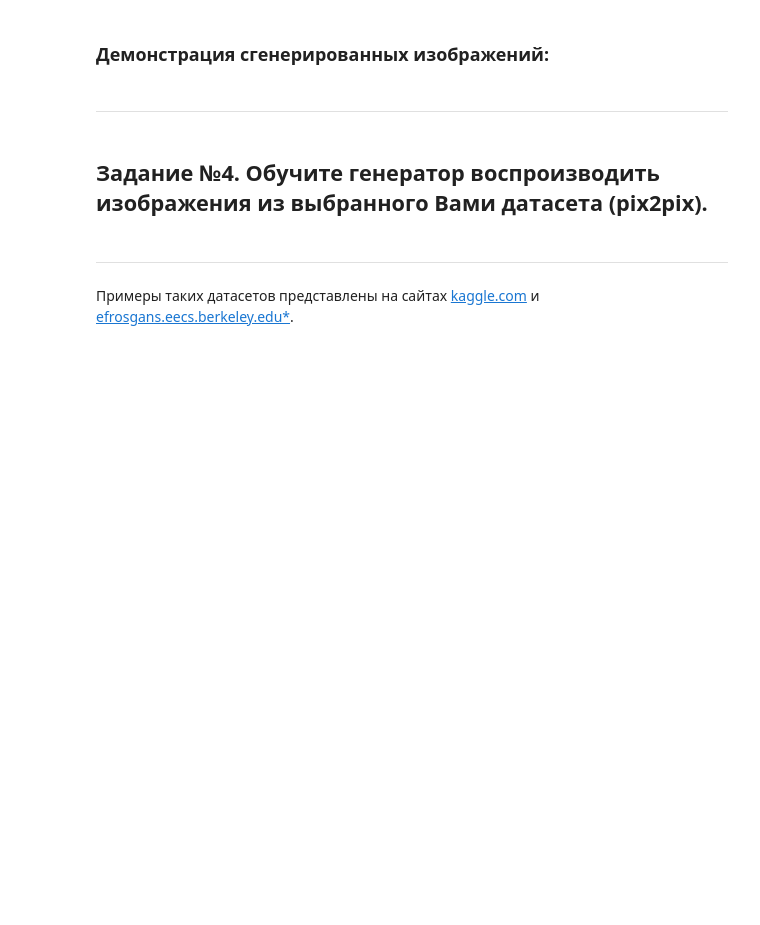
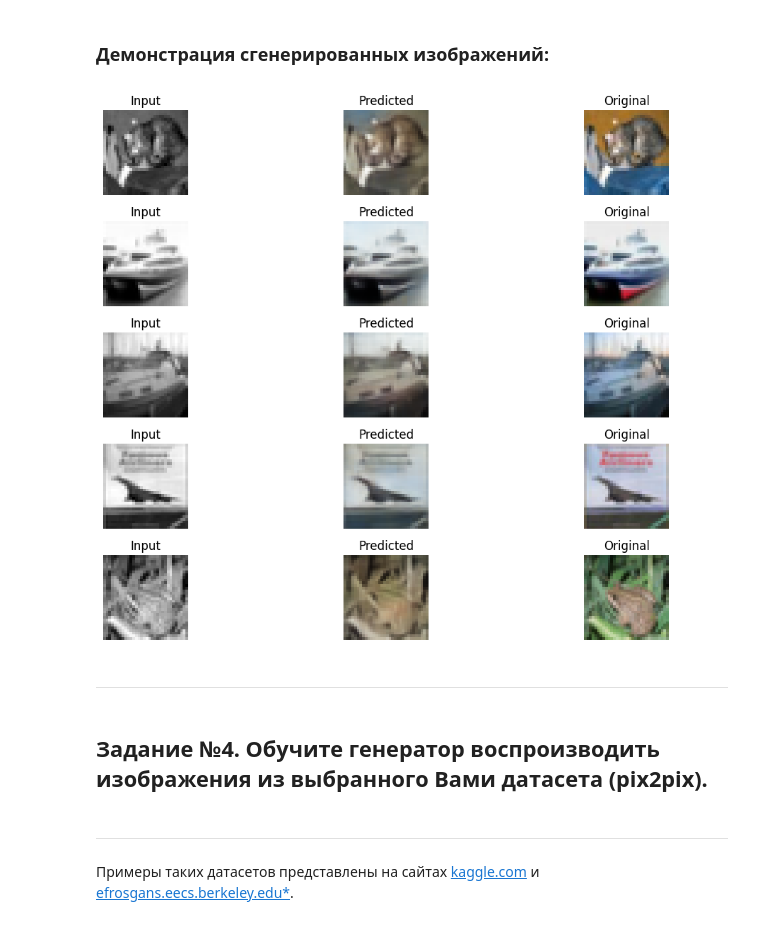
Before and after one commit to vadim13213/neural_networks, a Jupyter notebook: new_2026_8. Генеративно-состязательная сеть (GAN)/Практическая_работа_№8_Генеративно_состязательная_сеть_(GAN).ipynb, the cells around one changed output. Cells and saved outputs as stored; diff of their text form; code cells hidden in the pictures; blank space fills up the shorter version.

```diff
--- a/new_2026_8. Генеративно-состязательная сеть (GAN)/Практическая_работа_№8_Генеративно_состязательная_сеть_(GAN).ipynb
+++ b/new_2026_8. Генеративно-состязательная сеть (GAN)/Практическая_работа_№8_Генеративно_состязательная_сеть_(GAN).ipynb
@@ -569,0 +822,4 @@ generate_images_by_class(generator, 3)
+# %%
+model = build_colorization_model()
+
+model.summary()
@@ -569,0 +848,14 @@ generate_images_by_class(generator, 3)
+# %%
+model.compile(
+    optimizer='adam',
+    loss='mse',
+    metrics=['mae']
+)
+# %%
+history = model.fit(
+    x_train_gray,
+    x_train,
+    validation_data=(x_test_gray, x_test),
+    epochs=20,
+    batch_size=128
+)
@@ -569,0 +882,2 @@ generate_images_by_class(generator, 3)
+# %%
+predictions = model.predict(x_test_gray[:10])
@@ -574,3 +888,41 @@ generate_images_by_class(generator, 3)
+# %%
+n = 5
+
+plt.figure(figsize=(12, 8))
+
+for i in range(n):
+
+    # grayscale
+    ax = plt.subplot(n, 3, i * 3 + 1)
+
+    plt.imshow(
+        x_test_gray[i].numpy().squeeze(),
+        cmap='gray'
+    )
+
+    plt.title("Input")
+    plt.axis('off')
+
+    # prediction
+    ax = plt.subplot(n, 3, i * 3 + 2)
+
+    plt.imshow(predictions[i])
+
+    plt.title("Predicted")
+    plt.axis('off')
+
+    # original
+    ax = plt.subplot(n, 3, i * 3 + 3)
+
+    plt.imshow(x_test[i])
+
+    plt.title("Original")
+    plt.axis('off')
+
+plt.tight_layout()
+plt.show()
+# %% [output]
+[figure, added]
 # %% [markdown]
 ---
 # %% [markdown]
```
Also changed, not shown: parts of 51 cells of this notebook.
